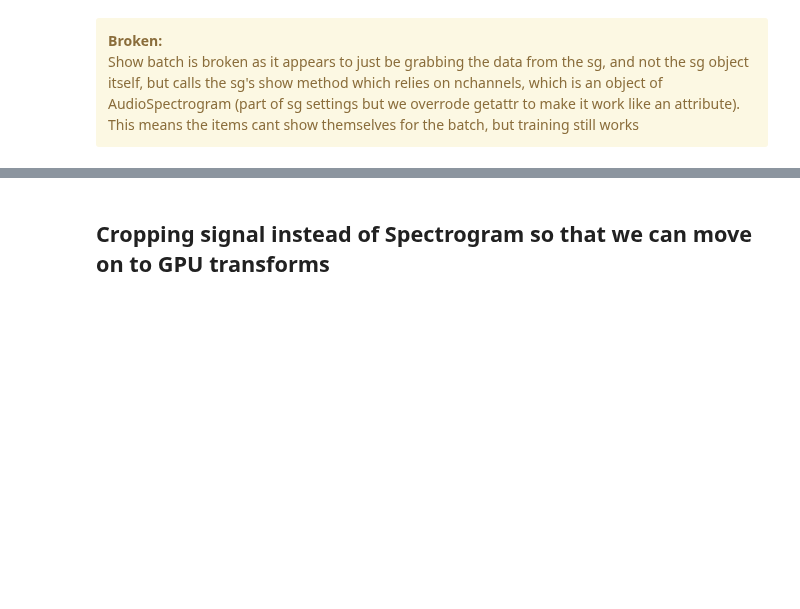
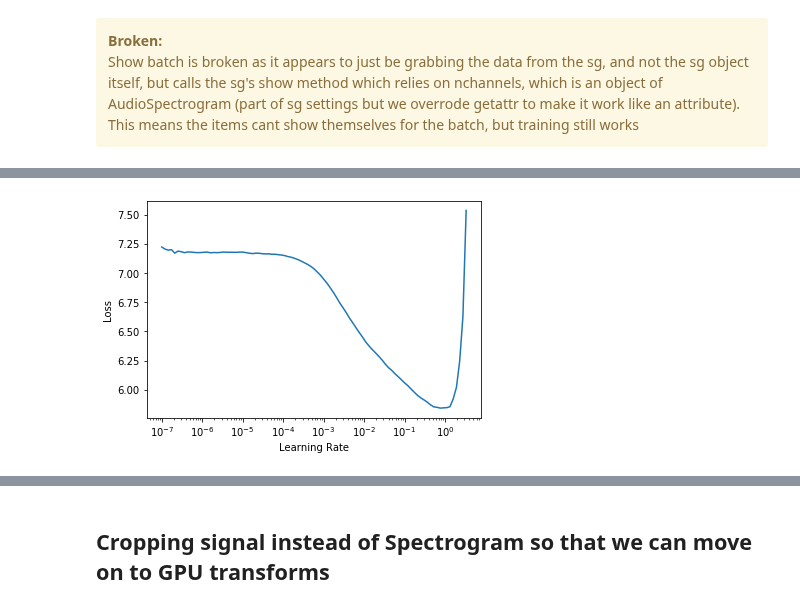
Before and after one commit to fastaudio/fastai2_audio, a Jupyter notebook: dev/72_audio_tutorial.ipynb, the cells around one changed output, grey strips where cells are left out. Cells and saved outputs as stored; diff of their text form; code cells hidden in the pictures; blank space fills up the shorter version.

```diff
--- a/dev/72_audio_tutorial.ipynb
+++ b/dev/72_audio_tutorial.ipynb
@@ -180,0 +176,2 @@ learn.lr_find()
+# %%
+get_250speakers_label = lambda x: str(x).split('/')[-3][3:]
@@ -180,0 +230,3 @@ learn.lr_find()
+# %%
+learn.lr_find()
+# %% [output]
@@ -180,0 +234 @@ learn.lr_find()
+[figure, added]
```
Also changed, not shown: parts of 41 cells of this notebook.
